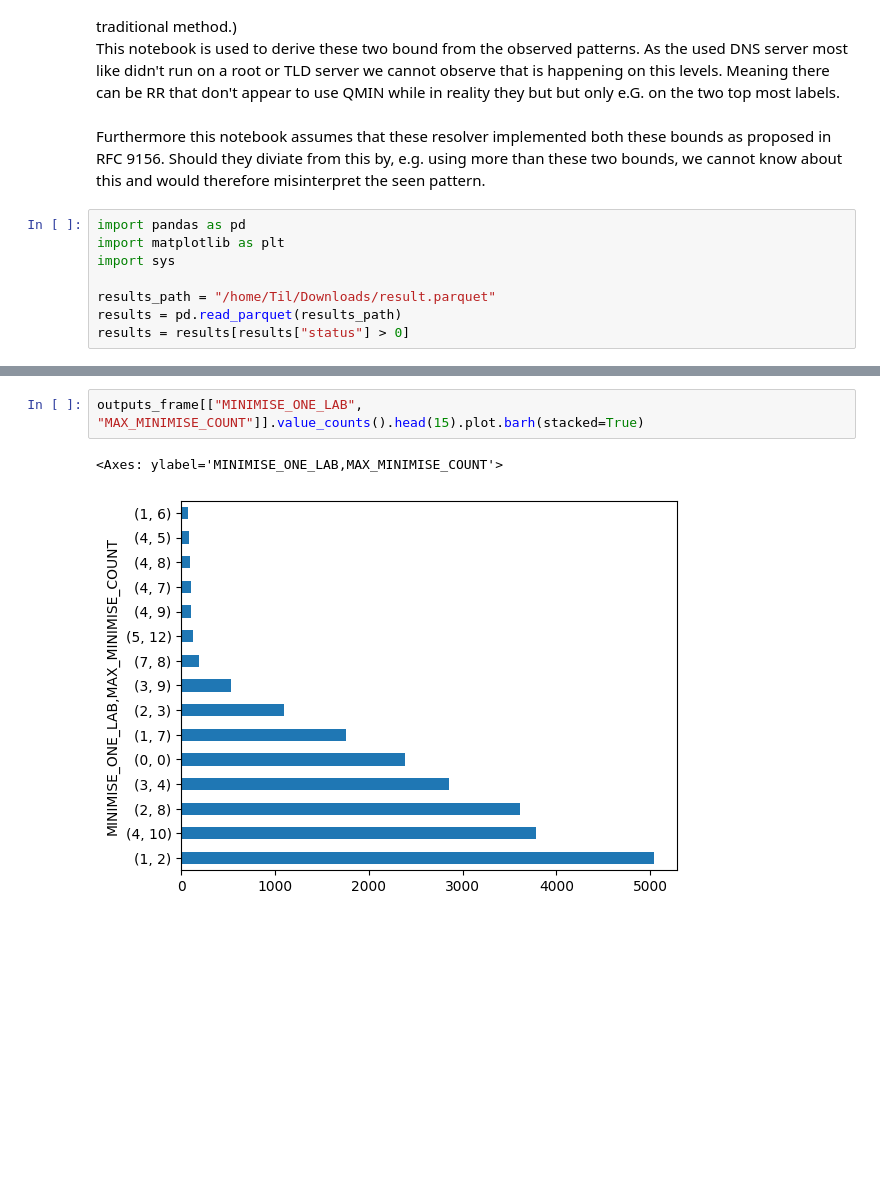
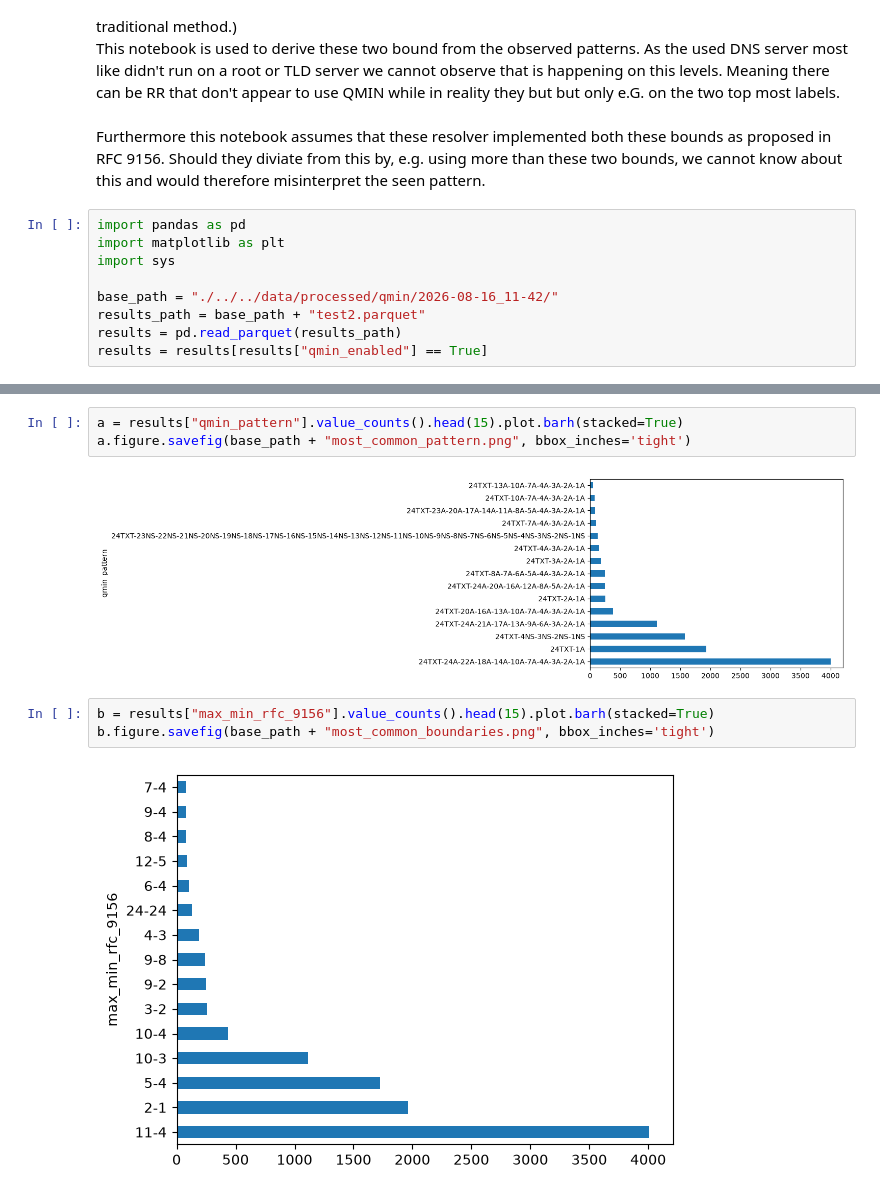
Before and after one commit to CrashThePlanet/odns-measurement-tools, a Jupyter notebook: src/notebook/qmin/pattern_analysis.ipynb, the cells around one changed output, grey strips where cells are left out. Saved outputs shown, nothing was run; the diff lists cells and outputs as text; blank space fills up the shorter version.

```diff
--- a/src/notebook/qmin/pattern_analysis.ipynb
+++ b/src/notebook/qmin/pattern_analysis.ipynb
@@ -34,6 +34,7 @@ import pandas as pd
 import matplotlib as plt
 import sys
 
-results_path = "/home/Til/Downloads/result.parquet"
+base_path = "./../../data/processed/qmin/2026-08-16_11-42/"
+results_path = base_path + "test2.parquet"
 results = pd.read_parquet(results_path)
-results = results[results["status"] > 0]
+results = results[results["qmin_enabled"] == True]
@@ -117,5 +41,10 @@ outputs_frame["label_pattern"].value_counts().head(15).plot.barh(stacked=True)
 # %%
-outputs_frame[["MINIMISE_ONE_LAB", "MAX_MINIMISE_COUNT"]].value_counts().head(15).plot.barh(stacked=True)
+a = results["qmin_pattern"].value_counts().head(15).plot.barh(stacked=True)
+a.figure.savefig(base_path + "most_common_pattern.png", bbox_inches='tight')
 # %% [output]
-<Axes: ylabel='MINIMISE_ONE_LAB,MAX_MINIMISE_COUNT'>
-[figure, old version]
+[figure, new version]
+# %%
+b = results["max_min_rfc_9156"].value_counts().head(15).plot.barh(stacked=True)
+b.figure.savefig(base_path + "most_common_boundaries.png", bbox_inches='tight')
+# %% [output]
+[figure, added]
```
Also changed, not shown: parts of 3 cells of this notebook, 7 other files.
